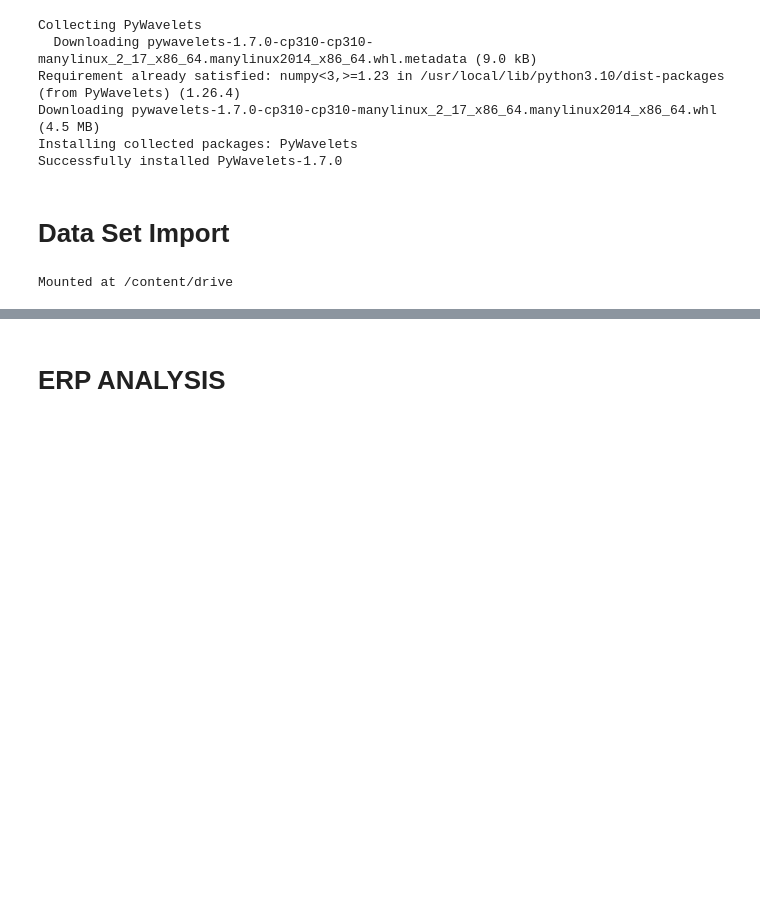
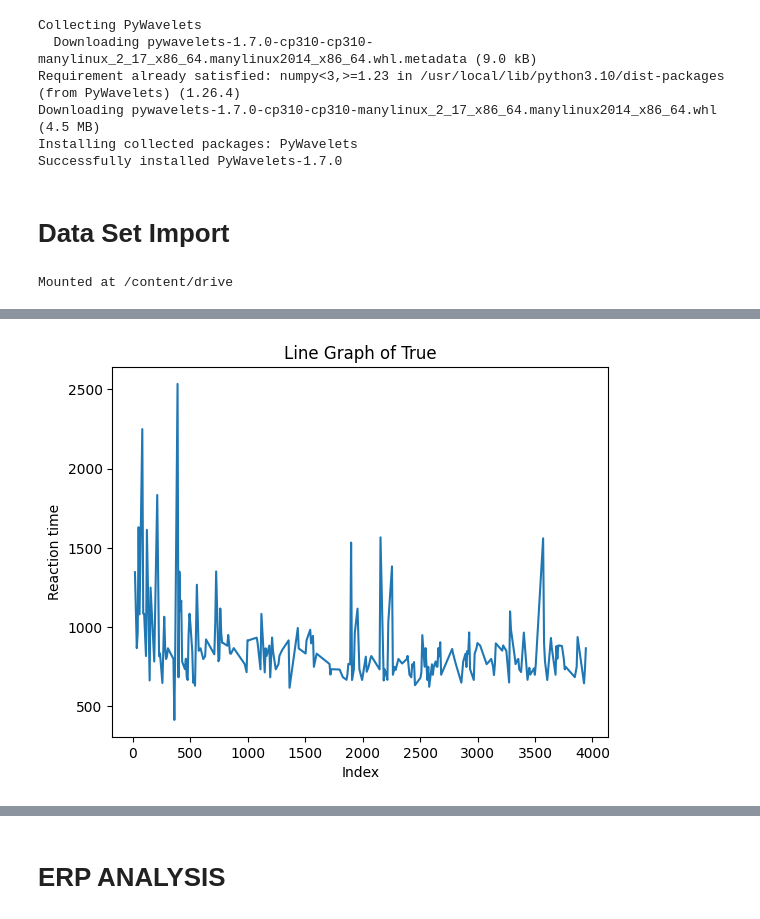
Before and after one commit to eldhosejoseph/thesis, a Jupyter notebook: ce901_thesis.ipynb, the cells around one changed output, grey strips where cells are left out. Cells and saved outputs as stored; diff of their text form; code cells hidden in the pictures; blank space fills up the shorter version.

```diff
--- a/ce901_thesis.ipynb
+++ b/ce901_thesis.ipynb
@@ -274,0 +341,14 @@ def player_df(player):
+# %%
+##formating the above table correctly
+
+# Split the specific column
+split_data = timestamp_log[2].str.split(' ', n=1, expand=True)
+
+# Rename the split columns
+split_data.columns = ['2', '3']
+
+# Concatenate the original DataFrame with the split columns
+timestamp_log_n=timestamp_log
+timestamp_log_n.drop(columns=[2], inplace=True)
+timestamp_log_upd = pd.concat([timestamp_log_n, split_data], axis=1)
+timestamp_log_upd
@@ -274,0 +408,3 @@ def player_df(player):
+# %%
+updated_df_tf=pd.concat([df_tf,timestamp_log_upd.iloc[:,3]], axis=1)
+updated_df_tf.head(5)
@@ -274,0 +418,8 @@ def player_df(player):
+# %%
+def filter(df, column, categorylist):
+  filterdf=df[df[column].isin(categorylist)]
+  return filterdf
+
+#updated_df_tf_filtered=updated_df_tf[updated_df_tf['3'].isin(['round','result_trial_point_status'])]
+updated_df_tf_filtered=filter(updated_df_tf,'3',['cardT', 'cardL','cardS'])
+updated_df_tf_filtered.head(5)
@@ -274,0 +472,4 @@ def player_df(player):
+# %%
+#filtering true
+true_df=filter(updated_df_tf,'3',['playerinput_True_1', 'playerinput_True_2', 'playerinput_True_3', 'playerinput_True_4', 'playerinput_True_5', 'playerinput_True_6'])
+true_df['3'].value_counts()
@@ -274,0 +516,11 @@ def player_df(player):
+# %%
+data=true_df.iloc[:,0]
+
+# Create a line graph
+data.plot(kind='line')
+plt.title('Line Graph of True')
+plt.xlabel('Index')
+plt.ylabel('Reaction time')
+plt.show()
+# %% [output]
+[figure, added]
```
Also changed, not shown: parts of 59 cells of this notebook.
